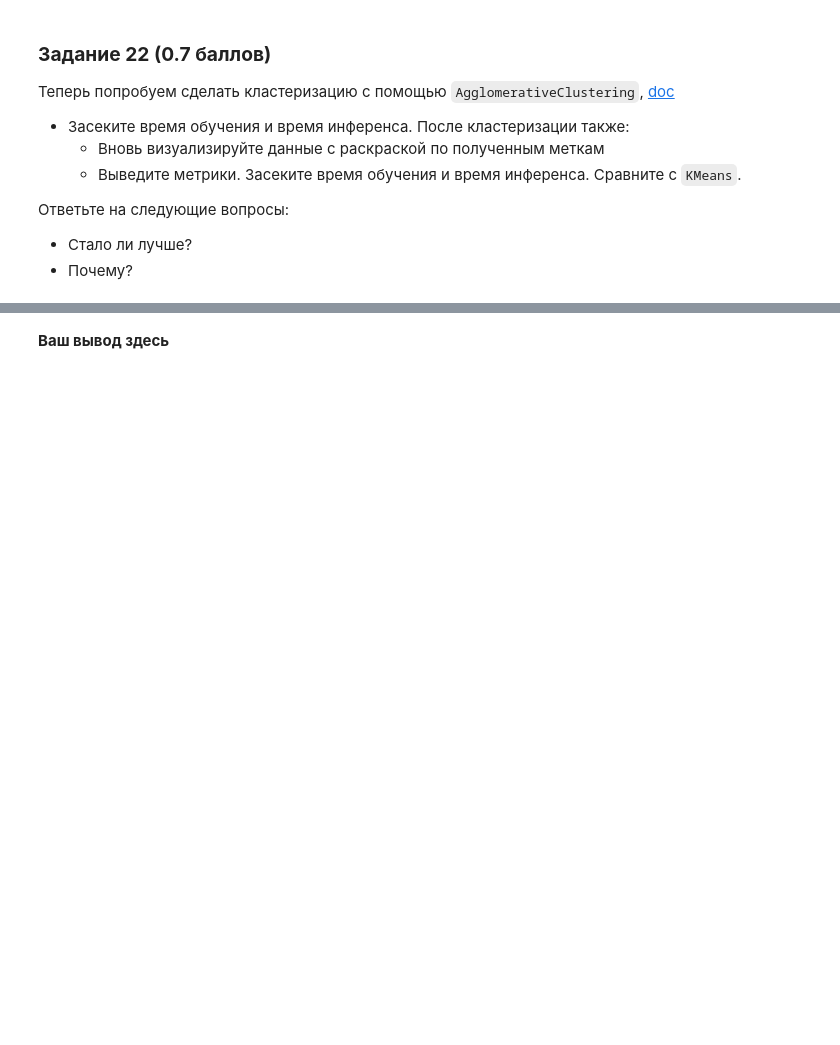
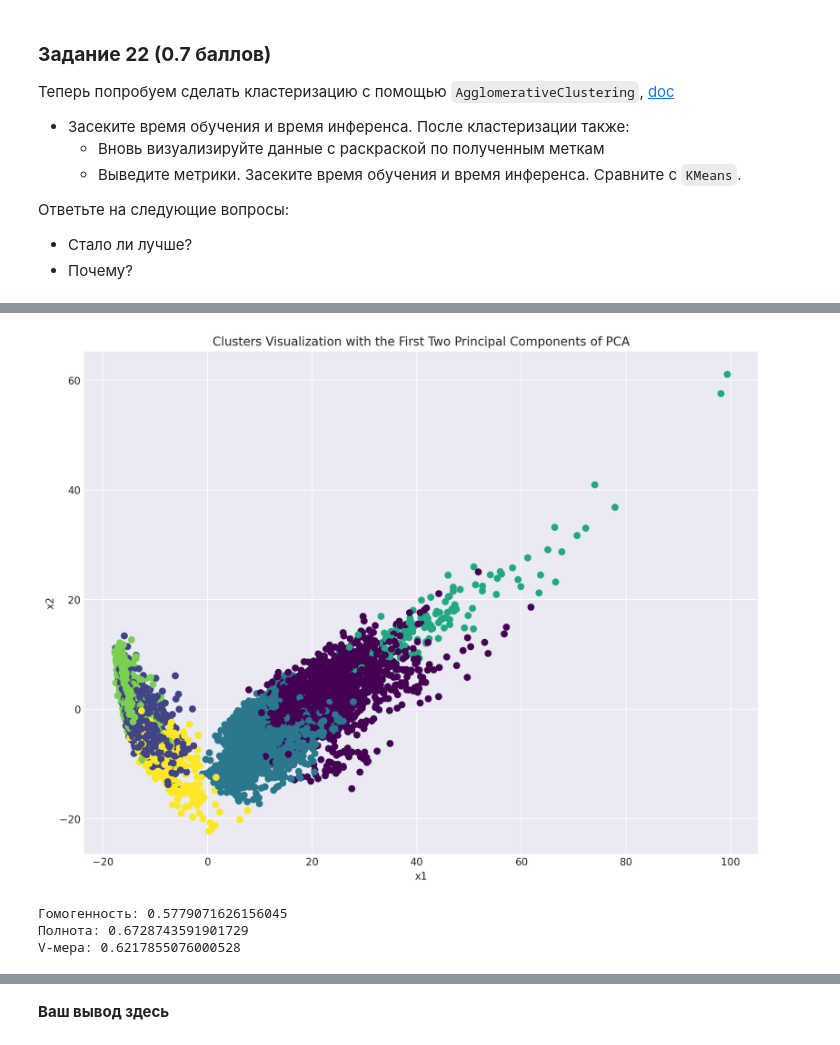
Before and after one commit to vasilyryabtsev/ml-hse-24-25, a Jupyter notebook: HW5_Boosting/AI_HW5_boosting_base.ipynb, the cells around one changed output, grey strips where cells are left out. Cells and saved outputs as stored; diff of their text form; code cells hidden in the pictures; blank space fills up the shorter version.

```diff
--- a/HW5_Boosting/AI_HW5_boosting_base.ipynb
+++ b/HW5_Boosting/AI_HW5_boosting_base.ipynb
@@ -1147,0 +1242,3 @@ plt.scatter()
+# %%
+%%time
+labels = agg.labels_
@@ -1147,0 +1248,10 @@ plt.scatter()
+# %%
+pca_viz(labels)
+# %% [output]
+[figure, added]
+# %%
+print_cluster_metrics(y, labels)
+# %% [output]
+Гомогенность: 0.5779071626156045
+Полнота: 0.6728743591901729
+V-мера: 0.6217855076000528
```
Also changed, not shown: parts of 32 cells of this notebook.
